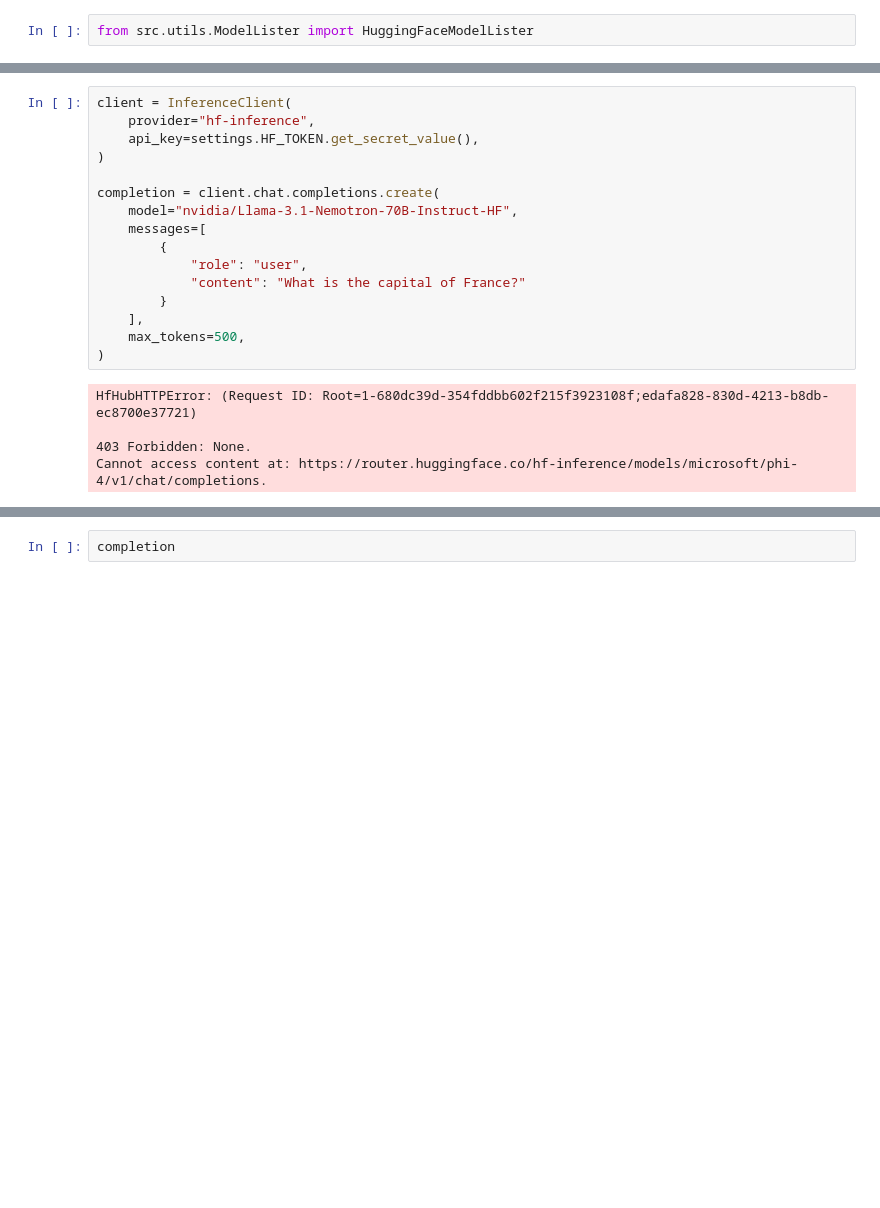
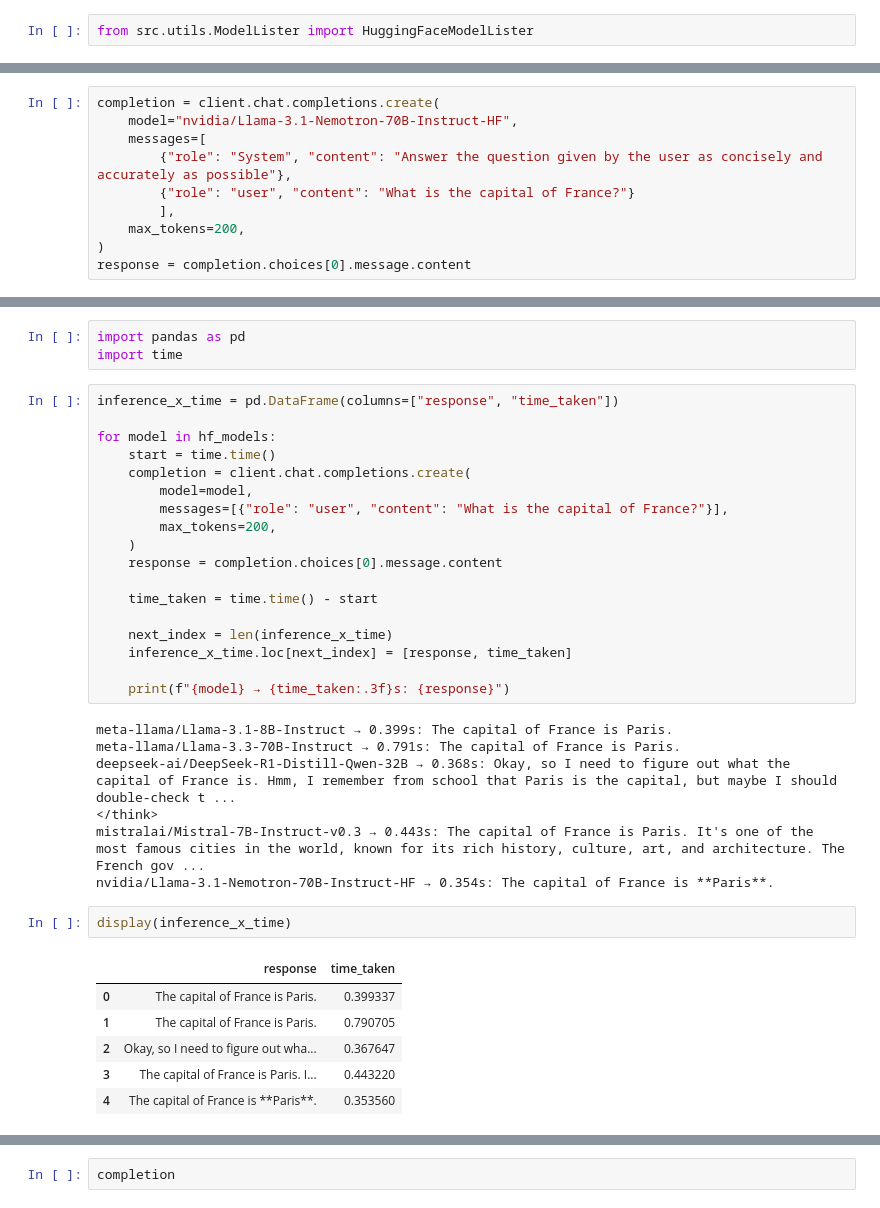
Before and after one commit to snklpee/EnhancedRAG, a Jupyter notebook: test.ipynb, the cells around one changed output, grey strips where cells are left out. Saved outputs shown, nothing was run; the diff lists cells and outputs as text; blank space fills up the shorter version.

```diff
--- a/test.ipynb
+++ b/test.ipynb
@@ -138,0 +157,10 @@ models
+# %%
+completion = client.chat.completions.create(
+    model="nvidia/Llama-3.1-Nemotron-70B-Instruct-HF",
+    messages=[
+        {"role": "System", "content": "Answer the question given by the user as concisely and accurately as possible"},
+        {"role": "user", "content": "What is the capital of France?"}
+        ],
+    max_tokens=200,
+)
+response = completion.choices[0].message.content
@@ -139,21 +197,37 @@ models
+# %%
+import pandas as pd
+import time
 # %%
-client = InferenceClient(
-    provider="hf-inference",
-    api_key=settings.HF_TOKEN.get_secret_value(),
-)
+inference_x_time = pd.DataFrame(columns=["response", "time_taken"])
 
-completion = client.chat.completions.create(
-    model="nvidia/Llama-3.1-Nemotron-70B-Instruct-HF",
-    messages=[
-        {
-            "role": "user",
-            "content": "What is the capital of France?"
-        }
-    ],
-    max_tokens=500,
-)
+for model in hf_models:
+    start = time.time()
+    completion = client.chat.completions.create(
+        model=model,
+        messages=[{"role": "user", "content": "What is the capital of France?"}],
+        max_tokens=200,
+    )
+    response = completion.choices[0].message.content
+
+    time_taken = time.time() - start
+
+    next_index = len(inference_x_time)
+    inference_x_time.loc[next_index] = [response, time_taken]
+
+    print(f"{model} → {time_taken:.3f}s: {response}")
 # %% [output]
-HfHubHTTPError: (Request ID: Root=1-680dc39d-354fddbb602f215f3923108f;edafa828-830d-4213-b8db-ec8700e37721)
-
-403 Forbidden: None.
-Cannot access content at: https://router.huggingface.co/hf-inference/models/microsoft/phi-4/v1/chat/completions.
+meta-llama/Llama-3.1-8B-Instruct → 0.399s: The capital of France is Paris.
+meta-llama/Llama-3.3-70B-Instruct → 0.791s: The capital of France is Paris.
+deepseek-ai/DeepSeek-R1-Distill-Qwen-32B → 0.368s: Okay, so I need to figure out what the capital of France is. Hmm, I remember from school that Paris is the capital, but maybe I should double-check t ...
+</think>
+mistralai/Mistral-7B-Instruct-v0.3 → 0.443s: The capital of France is Paris. It's one of the most famous cities in the world, known for its rich history, culture, art, and architecture. The French gov ...
+nvidia/Llama-3.1-Nemotron-70B-Instruct-HF → 0.354s: The capital of France is **Paris**.
+# %%
+display(inference_x_time)
+# %% [output]
+|  | response | time_taken |
+| 0 | The capital of France is Paris. | 0.399337 |
+| 1 | The capital of France is Paris. | 0.790705 |
+| 2 | Okay, so I need to figure out wha... | 0.367647 |
+| 3 | The capital of France is Paris. I... | 0.443220 |
+| 4 | The capital of France is **Paris**. | 0.353560 |
```
Also changed, not shown: parts of 15 cells of this notebook, 7 other files.
